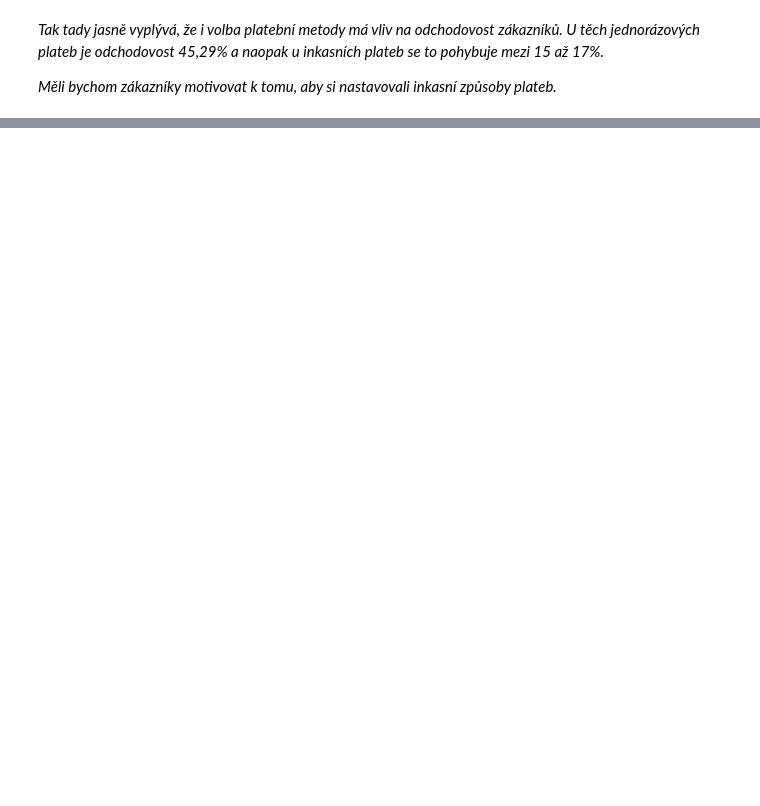
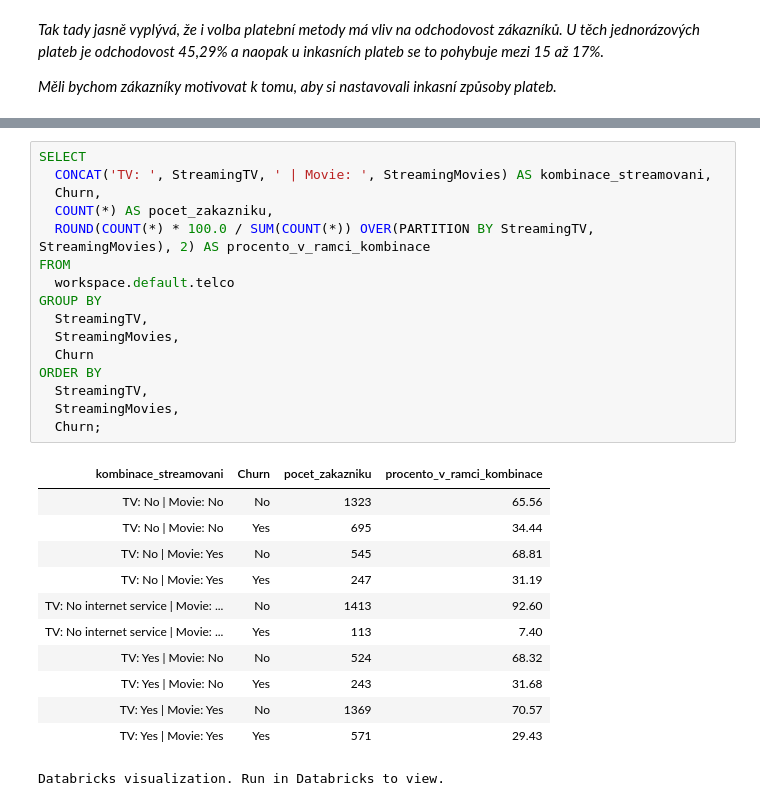
Before and after one commit to jstrigacova-dotcom/Telco, a Jupyter notebook: Telco, analýza.ipynb, the cells around one changed output, grey strips where cells are left out. Drawn from its saved outputs; the diff is of its cells as text; blank space fills up the shorter version.

```diff
--- a/Telco, analýza.ipynb
+++ b/Telco, analýza.ipynb
@@ -242,0 +286,29 @@ _Měli bychom zákazníky motivovat k tomu, aby si nastavovali inkasní způsoby
+# %%
+SELECT
+  CONCAT('TV: ', StreamingTV, ' | Movie: ', StreamingMovies) AS kombinace_streamovani,
+  Churn,
+  COUNT(*) AS pocet_zakazniku,
+  ROUND(COUNT(*) * 100.0 / SUM(COUNT(*)) OVER(PARTITION BY StreamingTV, StreamingMovies), 2) AS procento_v_ramci_kombinace
+FROM
+  workspace.default.telco
+GROUP BY
+  StreamingTV,
+  StreamingMovies,
+  Churn
+ORDER BY
+  StreamingTV,
+  StreamingMovies,
+  Churn;
+# %% [output]
+| kombinace_streamovani | Churn | pocet_zakazniku | procento_v_ramci_kombinace |
+| TV: No | Movie: No | No | 1323 | 65.56 |
+| TV: No | Movie: No | Yes | 695 | 34.44 |
+| TV: No | Movie: Yes | No | 545 | 68.81 |
+| TV: No | Movie: Yes | Yes | 247 | 31.19 |
+| TV: No internet service | Movie: ... | No | 1413 | 92.60 |
+| TV: No internet service | Movie: ... | Yes | 113 | 7.40 |
+| TV: Yes | Movie: No | No | 524 | 68.32 |
+| TV: Yes | Movie: No | Yes | 243 | 31.68 |
+| TV: Yes | Movie: Yes | No | 1369 | 70.57 |
+| TV: Yes | Movie: Yes | Yes | 571 | 29.43 |
+Databricks visualization. Run in Databricks to view.
```
Also changed, not shown: parts of 25 cells of this notebook, 1 other file.
